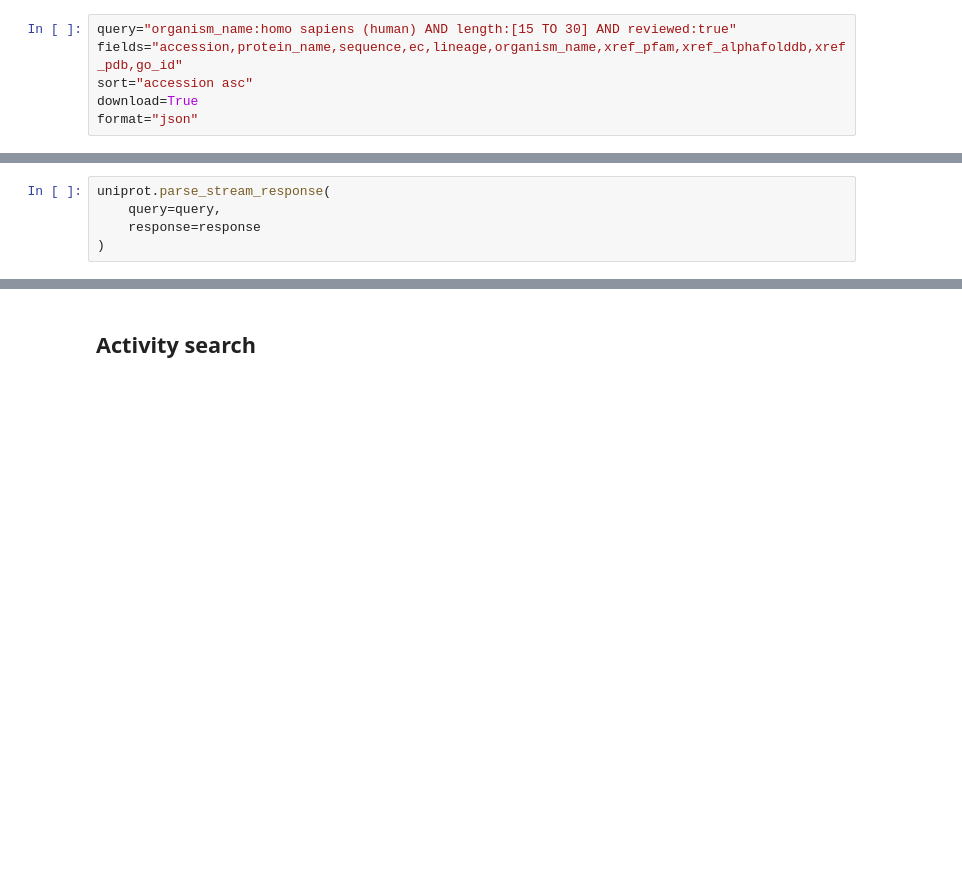
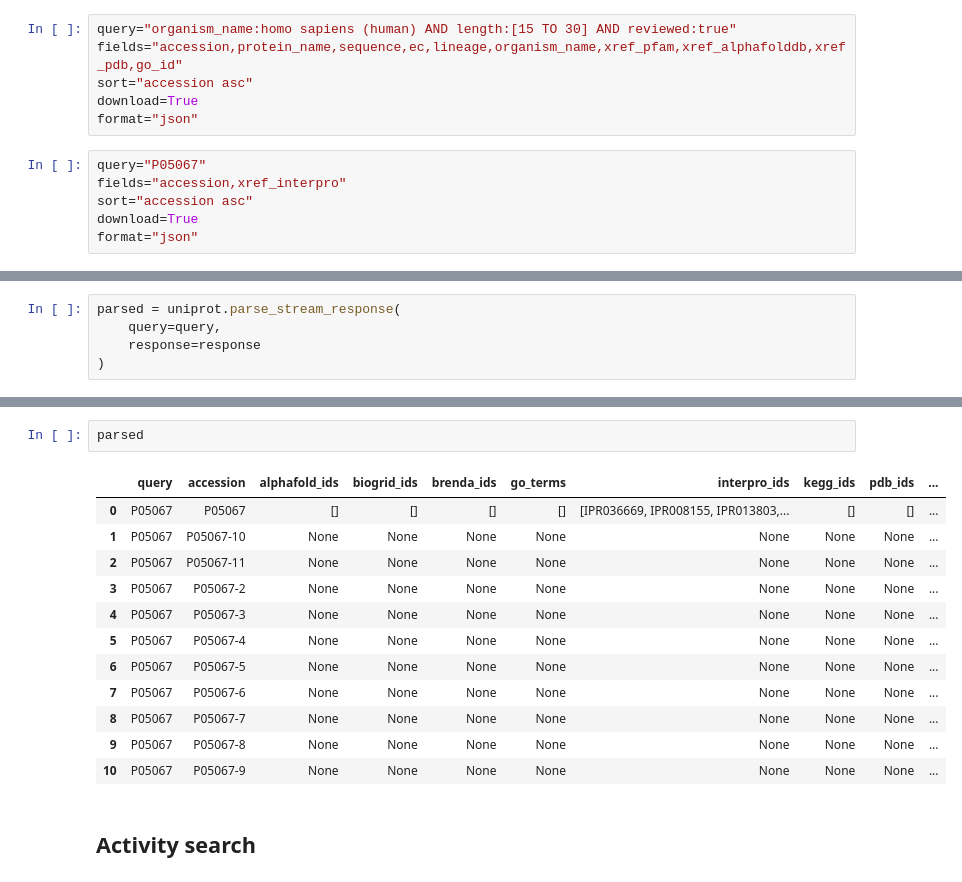
Before and after one commit to ProteinEngineering-PESB2/BioSeqDownloader, a Jupyter notebook: tests.ipynb, the cells around one changed output, grey strips where cells are left out. Cells and saved outputs as stored; diff of their text form; blank space fills up the shorter version.

```diff
--- a/tests.ipynb
+++ b/tests.ipynb
@@ -442,4 +440,10 @@ fields="accession,protein_name,sequence,ec,lineage,organism_name,xref_pfam,xref_
 sort="accession asc"
 download=True
 format="json"
+# %%
+query="P05067"
+fields="accession,xref_interpro"
+sort="accession asc"
+download=True
+format="json"
 # %%
@@ -457,5 +481,5 @@ response = uniprot.submit_stream(
 # %%
-uniprot.parse_stream_response(
+parsed = uniprot.parse_stream_response(
     query=query,
     response=response
 )
@@ -480,3 +486,18 @@ uniprot.parse_stream_response(
+# %%
+parsed
+# %% [output]
+|  | query | accession | alphafold_ids | biogrid_ids | brenda_ids | go_terms | interpro_ids | kegg_ids | pdb_ids | ... |
+| 0 | P05067 | P05067 | [] | [] | [] | [] | [IPR036669, IPR008155, IPR013803,... | [] | [] | ... |
+| 1 | P05067 | P05067-10 | None | None | None | None | None | None | None | ... |
+| 2 | P05067 | P05067-11 | None | None | None | None | None | None | None | ... |
+| 3 | P05067 | P05067-2 | None | None | None | None | None | None | None | ... |
+| 4 | P05067 | P05067-3 | None | None | None | None | None | None | None | ... |
+| 5 | P05067 | P05067-4 | None | None | None | None | None | None | None | ... |
+| 6 | P05067 | P05067-5 | None | None | None | None | None | None | None | ... |
+| 7 | P05067 | P05067-6 | None | None | None | None | None | None | None | ... |
+| 8 | P05067 | P05067-7 | None | None | None | None | None | None | None | ... |
+| 9 | P05067 | P05067-8 | None | None | None | None | None | None | None | ... |
+| 10 | P05067 | P05067-9 | None | None | None | None | None | None | None | ... |
 # %% [markdown]
 ## Activity search
 # %%
```
Also changed, not shown: parts of 72 cells of this notebook, 28 other files.
